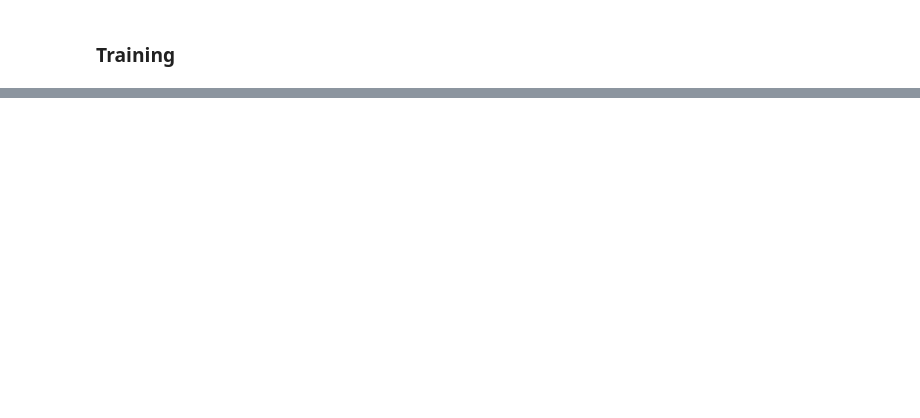
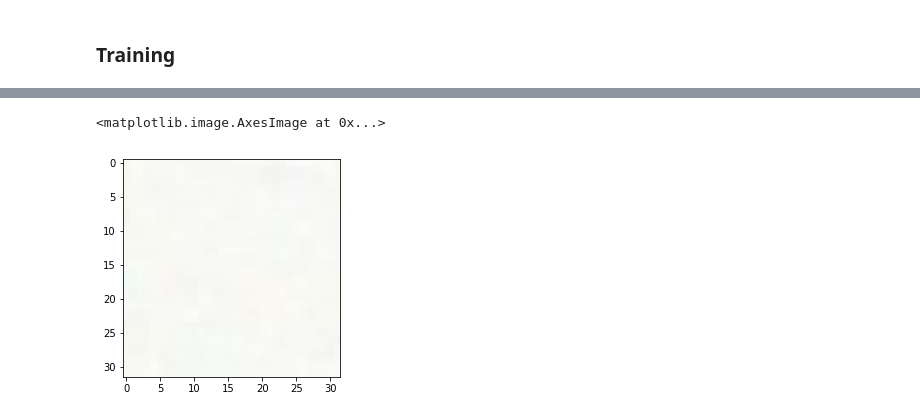
Before and after one commit to cwbeitel/tk, a Jupyter notebook: docs/demo.ipynb, the cells around one changed output, grey strips where cells are left out. Saved outputs shown, nothing was run; the diff lists cells and outputs as text; code cells hidden in the pictures; blank space fills up the shorter version.

```diff
--- a/docs/demo.ipynb
+++ b/docs/demo.ipynb
@@ -204,0 +351,16 @@ for i in range(0, 4):
+# %%
+hparams_set = "img2img_transformer2d_tiny"
+problem_name = "img2img_allen_brain_dim8to32"
+model_name = "img2img_transformer"
+data_dir = "/mnt/nfs-east1-d/data"
+# %%
+hp = trainer_lib.create_hparams(
+    hparams_set,
+    data_dir=data_dir,
+    problem_name=problem_name)
+
+model = registry.model(model_name)(hp, Modes.TRAIN)
+
+problem_object = problems.problem(problem_name)
+
+dataset = problem_object.dataset(Modes.TRAIN, data_dir)
@@ -204,0 +372,6 @@ for i in range(0, 4):
+# %%
+for _ in range(0,7):
+  example = tfe.Iterator(dataset).next()
+# %%
+#example["inputs"] = tf.reshape(example["inputs"], [1, 8, 8, 3])
+example["targets"] = tf.reshape(example["targets"], [1, 32, 32, 3])
@@ -204,0 +398,6 @@ for i in range(0, 4):
+# %%
+import matplotlib.pyplot as plt
+plt.imshow(example["targets"].numpy()[0])
+# %% [output]
+<matplotlib.image.AxesImage at 0x...>
+[figure, added]
```
Also changed, not shown: parts of 35 cells of this notebook, 8 other files.
